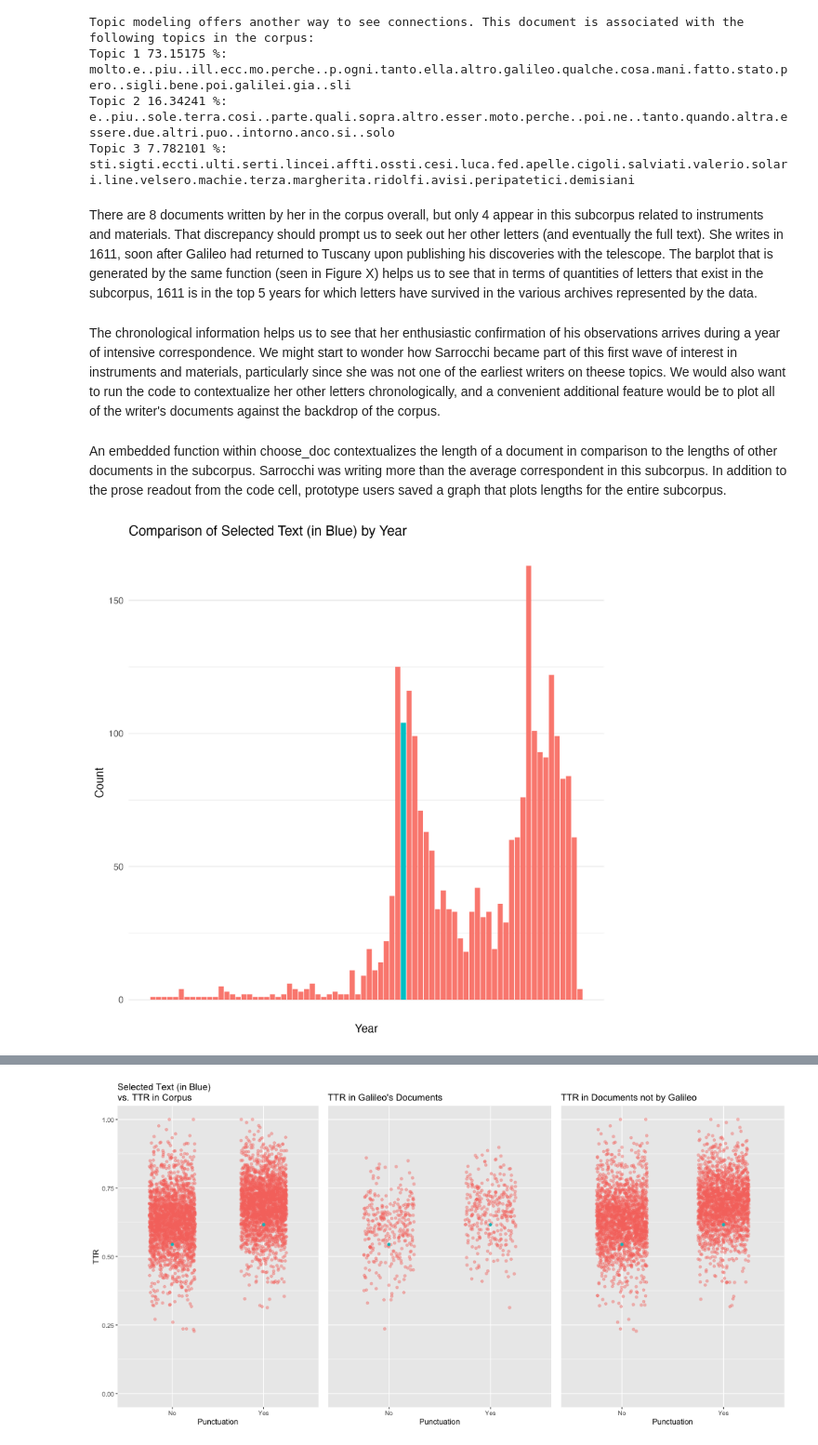
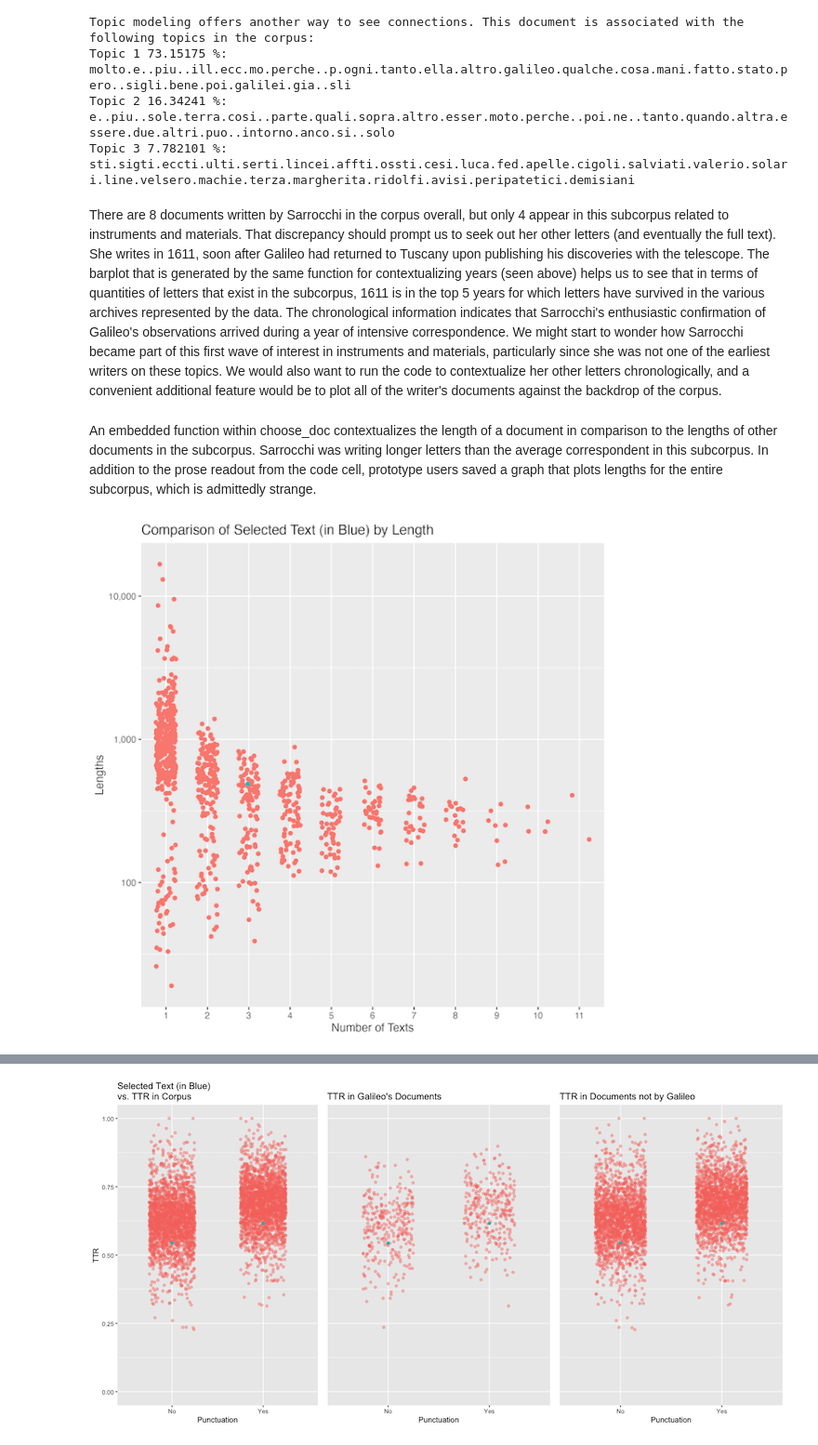
Before and after one commit to crystaljhall/GaLiLeO_JDH, a Jupyter notebook: GaLiLeO-JDH.ipynb, the cells around one changed output, grey strips where cells are left out. Shown at 93% size. Cells and saved outputs as stored; diff of their text form; code cells hidden in the pictures.

```diff
--- a/GaLiLeO-JDH.ipynb
+++ b/GaLiLeO-JDH.ipynb
@@ -318,13 +294,11 @@ Topic 1 73.15175 %: molto.e..piu..ill.ecc.mo.perche..p.ogni.tanto.ella.altro.gal
 Topic 2 16.34241 %: e..piu..sole.terra.cosi..parte.quali.sopra.altro.esser.moto.perche..poi.ne..tanto.quando.altra.essere.due.altri.puo..intorno.anco.si..solo
 Topic 3 7.782101 %: sti.sigti.eccti.ulti.serti.lincei.affti.ossti.cesi.luca.fed.apelle.cigoli.salviati.valerio.solari.line.velsero.machie.terza.margherita.ridolfi.avisi.peripatetici.demisiani
 # %% [markdown]
-There are 8 documents written by her in the corpus overall, but only 4 appear in this subcorpus related to instruments and materials. That discrepancy should prompt us to seek out her other letters (and eventually the full text). She writes in 1611, soon after Galileo had returned to Tuscany upon publishing his discoveries with the telescope. The barplot that is generated by the same function (seen in Figure X) helps us to see that in terms of quantities of letters that exist in the subcorpus, 1611 is in the top 5 years for which letters have survived in the various archives represented by the data.
+There are 8 documents written by Sarrocchi in the corpus overall, but only 4 appear in this subcorpus related to instruments and materials. That discrepancy should prompt us to seek out her other letters (and eventually the full text). She writes in 1611, soon after Galileo had returned to Tuscany upon publishing his discoveries with the telescope. The barplot that is generated by the same function for contextualizing years (seen above) helps us to see that in terms of quantities of letters that exist in the subcorpus, 1611 is in the top 5 years for which letters have survived in the various archives represented by the data. The chronological information indicates that Sarrocchi's enthusiastic confirmation of Galileo's observations arrived during a year of intensive correspondence. We might start to wonder how Sarrocchi became part of this first wave of interest in instruments and materials, particularly since she was not one of the earliest writers on these topics. We would also want to run the code to contextualize her other letters chronologically, and a convenient additional feature would be to plot all of the writer's documents against the backdrop of the corpus.
-# %% [markdown]
-The chronological information helps us to see that her enthusiastic confirmation of his observations arrives during a year of intensive correspondence. We might start to wonder how Sarrocchi became part of this first wave of interest in instruments and materials, particularly since she was not one of the earliest writers on theese topics. We would also want to run the code to contextualize her other letters chronologically, and a convenient additional feature would be to plot all of the writer's documents against the backdrop of the corpus.
 # %% [markdown]
-An embedded function within choose_doc contextualizes the length of a document in comparison to the lengths of other documents in the subcorpus. Sarrocchi was writing more than the average correspondent in this subcorpus. In addition to the prose readout from the code cell, prototype users saved a graph that plots lengths for the entire subcorpus.
+An embedded function within choose_doc contextualizes the length of a document in comparison to the lengths of other documents in the subcorpus. Sarrocchi was writing longer letters than the average correspondent in this subcorpus. In addition to the prose readout from the code cell, prototype users saved a graph that plots lengths for the entire subcorpus, which is admittedly strange.
 # %%
-display_png(file="./media/EdNaz574YearComparison.png")
+display_png(file="./media/EdNaz574LengthComparison.png")
 # %% [output]
-[figure, old version]
+[figure, new version]
 # %% [markdown]
```
Also changed, not shown: parts of 80 cells of this notebook, 9 other files.
